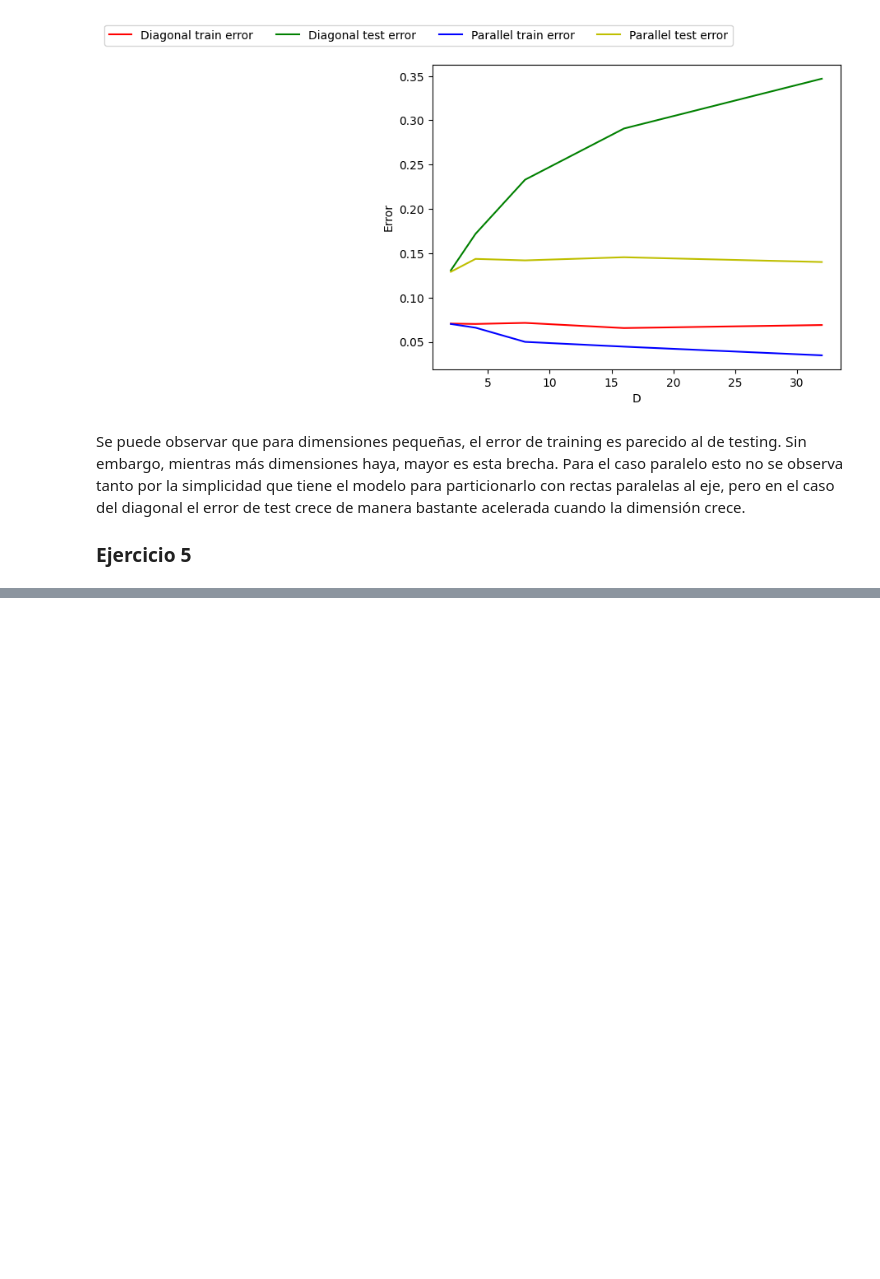
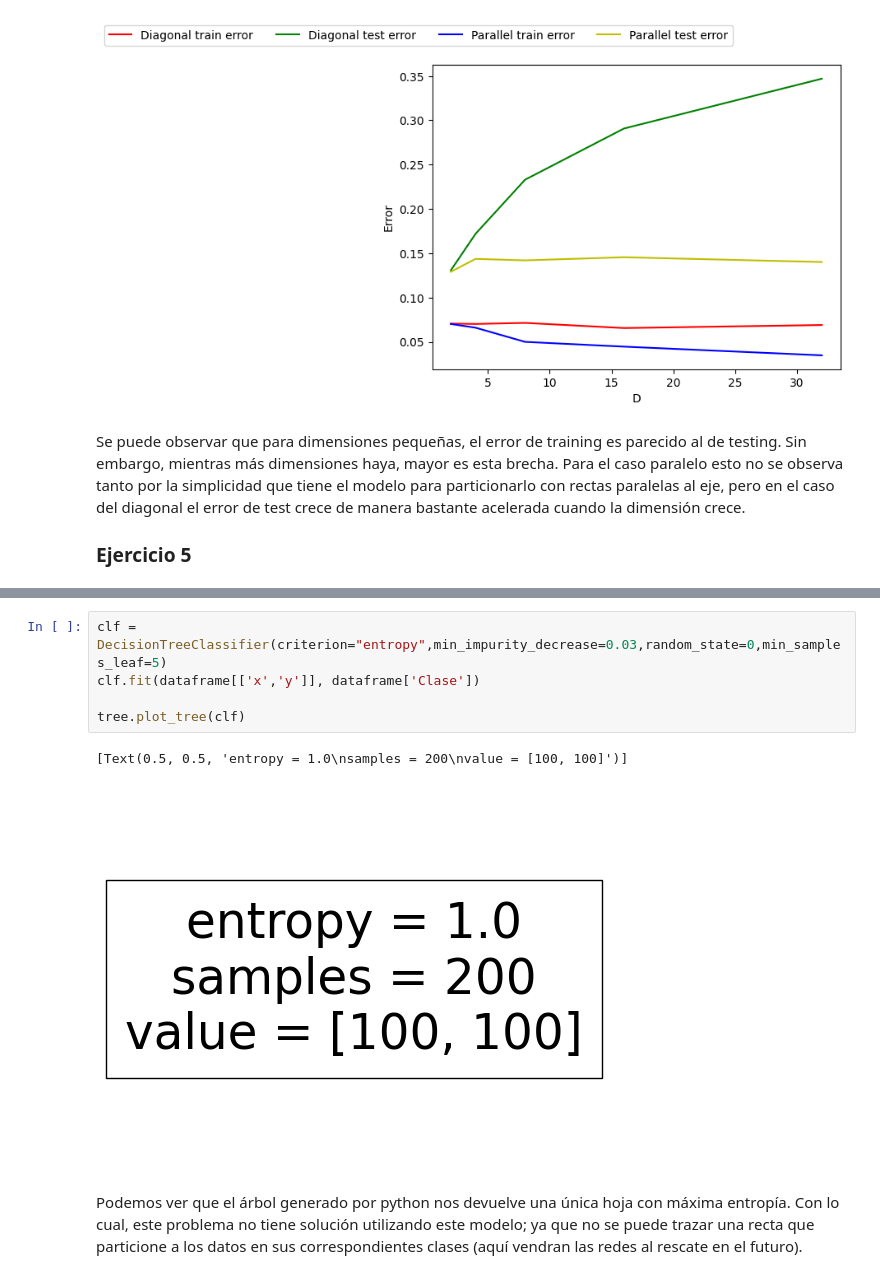
Before and after one commit to alduzarate/MachineLearning, a Jupyter notebook: TP1/arbolesDecision.ipynb, the cells around one changed output, grey strips where cells are left out. Cells and saved outputs as stored; diff of their text form; blank space fills up the shorter version.

```diff
--- a/TP1/arbolesDecision.ipynb
+++ b/TP1/arbolesDecision.ipynb
@@ -471,0 +485,10 @@ Se puede observar que para dimensiones pequeñas, el error de training es pareci
+# %%
+clf = DecisionTreeClassifier(criterion="entropy",min_impurity_decrease=0.03,random_state=0,min_samples_leaf=5)
+clf.fit(dataframe[['x','y']], dataframe['Clase'])
+
+tree.plot_tree(clf)
+# %% [output]
+[Text(0.5, 0.5, 'entropy = 1.0\nsamples = 200\nvalue = [100, 100]')]
+[figure, added]
+# %% [markdown]
+Podemos ver que el árbol generado por python nos devuelve una única hoja con máxima entropía. Con lo cual, este problema no tiene solución utilizando este modelo; ya que no se puede trazar una recta que particione a los datos en sus correspondientes clases (aquí vendran las redes al rescate en el futuro).
```
Also changed, not shown: parts of 5 cells of this notebook, 2 other files.
